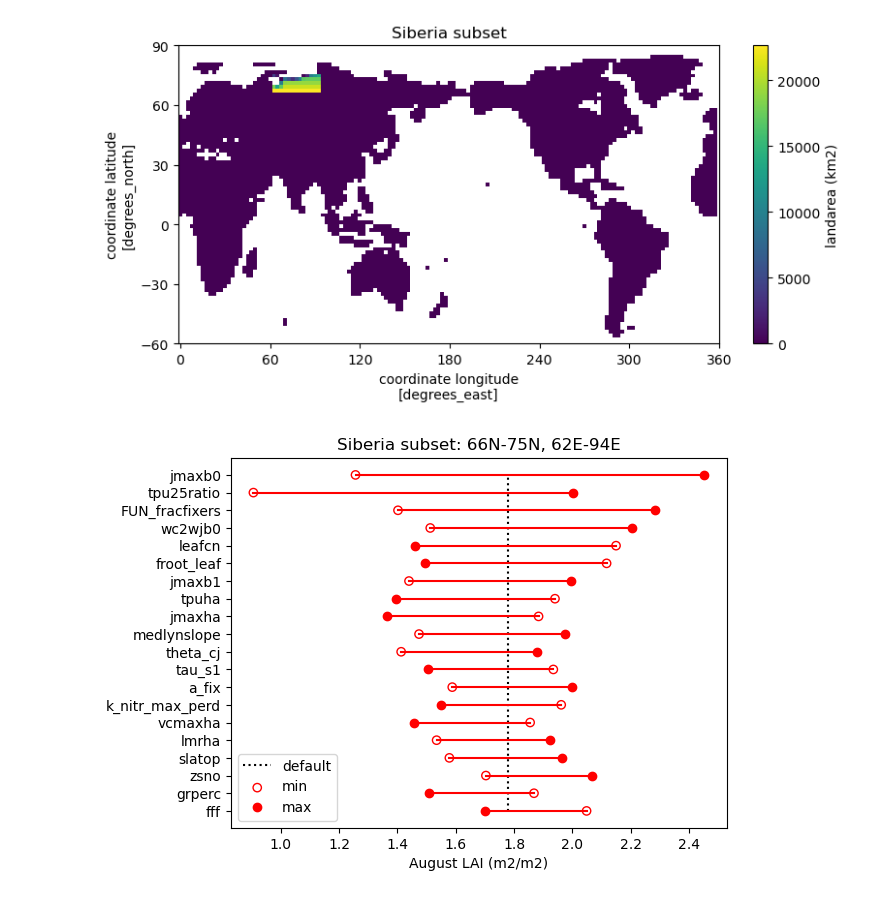
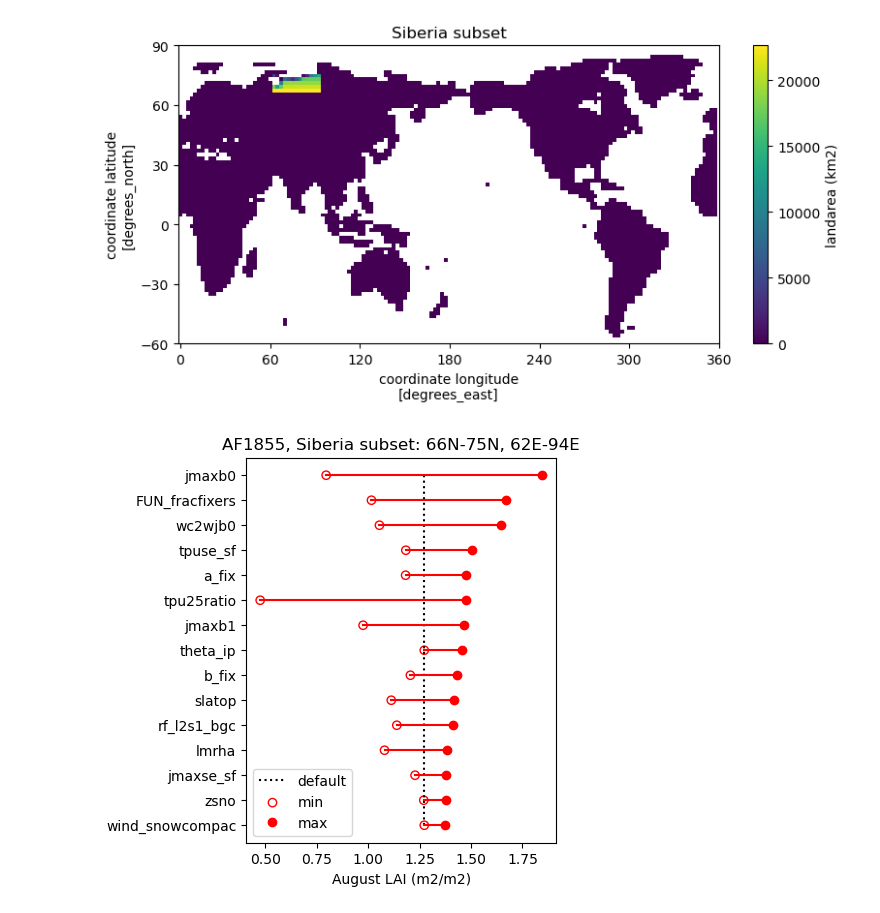
Before and after one commit to djk2120/oaat_clm5_ppe, a Jupyter notebook: pyth/template.ipynb, the cells around one changed output. Drawn from its saved outputs; the diff is of its cells as text; code cells hidden in the pictures.

```diff
--- a/pyth/template.ipynb
+++ b/pyth/template.ipynb
@@ -61,6 +59,8 @@ plt.title(p+'$_{max}$ - '+p+'$_{min}$');
 ### diagnose the parameters influencing LAI in Siberia
  - specifically looking at August LAI
  - this area has been dying in recent coupled simulations
+# %%
+ds=get_exp('AF1855',tape='h0',dvs=['GPP','TLAI'])
 # %%
 #create the landarea array with appropriate masking
 f='clusters.clm51_PPEn02ctsm51d021_2deg_GSWP3V1_leafbiomassesai_PPE3_hist.annual+sd.400.nc'
@@ -86,7 +86,10 @@ lai_aug_ann=gmean(lai_aug,lasib)
 # %%
-rank_plot(lai_aug_ann,20)
+fig=plt.figure(figsize=[4,5])
+ax=fig.add_subplot(111)
+rank_plot(lai_aug_ann,15,sortby='max',ax=ax)
 plt.xlabel('August LAI (m2/m2)')
-plt.title('Siberia subset: '+str(a1)+'N-'+str(a2)+'N, '+str(o1)+'E-'+str(o2)+'E')
-plt.legend(['default','min','max']);
+plt.title('AF1855, Siberia subset: '+str(a1)+'N-'+str(a2)+'N, '+str(o1)+'E-'+str(o2)+'E')
+plt.legend(['default','min','max'],loc=3);
+plt.savefig('lai_siberia_af1855.png',dpi=300,bbox_inches='tight')
 # %% [output]
-[figure, old version]
+[figure, new version]
```
Also changed, not shown: parts of 7 cells of this notebook.
